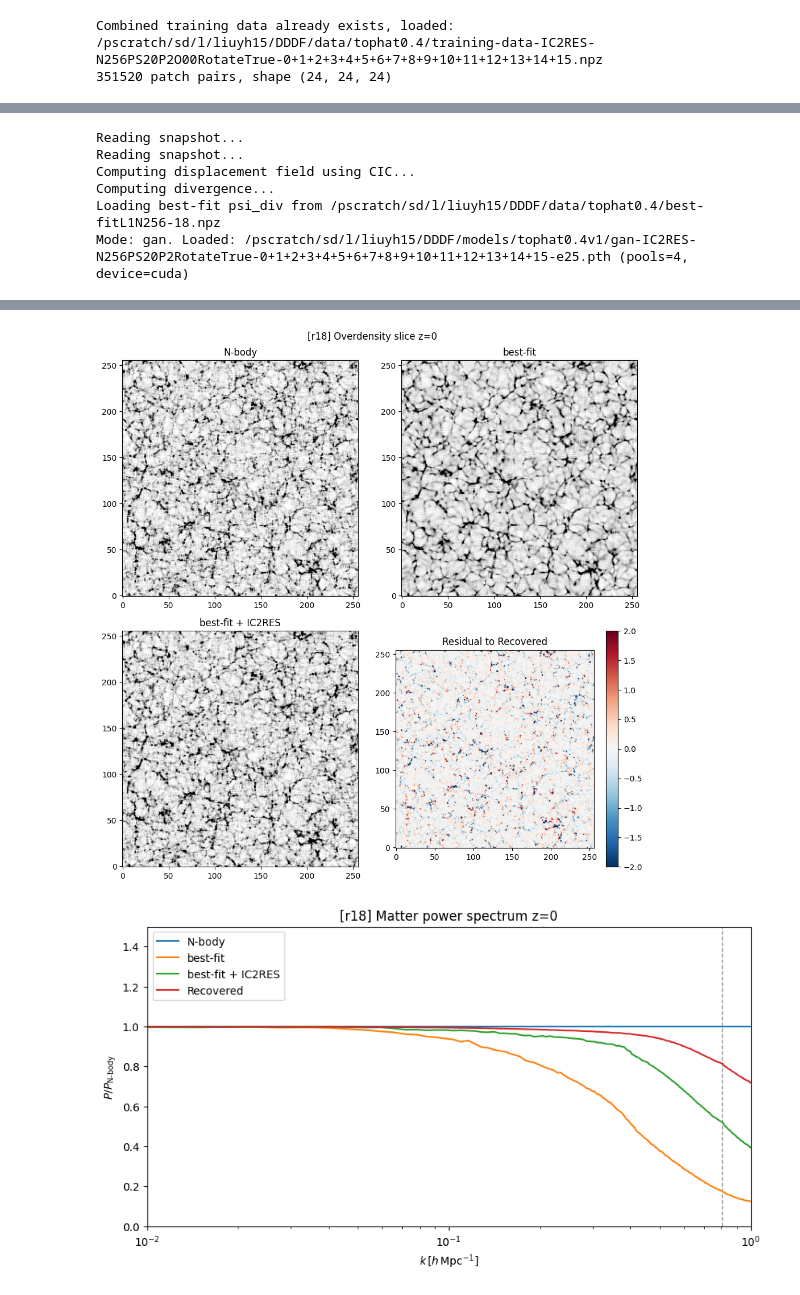
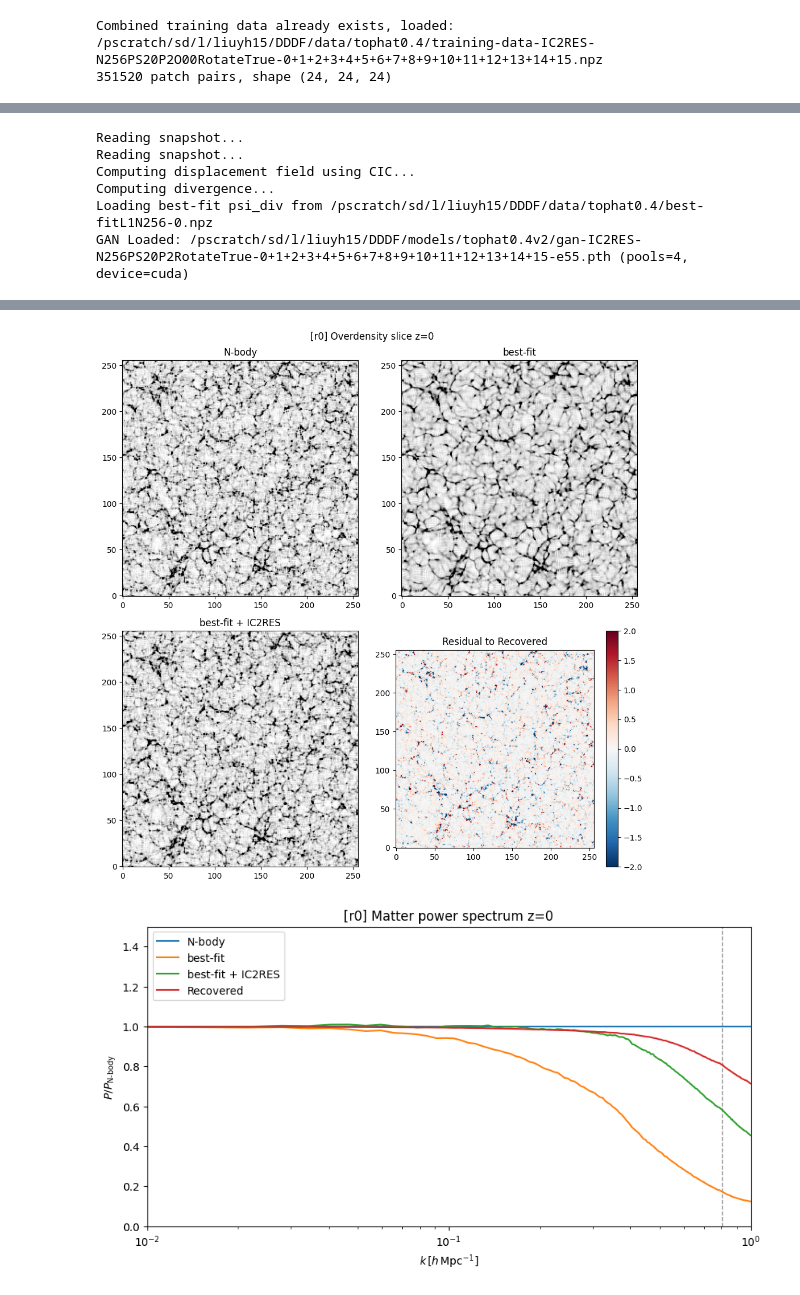
Before and after one commit to davidliuyh/DDDF, a Jupyter notebook: src/ic2residual.ipynb, the cells around one changed output, grey strips where cells are left out. Cells and saved outputs as stored; diff of their text form; code cells hidden in the pictures.

```diff
--- a/src/ic2residual.ipynb
+++ b/src/ic2residual.ipynb
@@ -238,11 +173,12 @@ Loaded: /pscratch/sd/l/liuyh15/DDDF/models/tophat0.4v1/gan-IC2RES-N256PS20P2Rota
 # %%
 from verify import verify_realization
 
-verify_realization(realization=18)
+verify_realization(realization=0)
+verify_realization(realization=19)
 # %% [output]
 Reading snapshot...
 Reading snapshot...
 Computing displacement field using CIC...
 Computing divergence...
-Loading best-fit psi_div from /pscratch/sd/l/liuyh15/DDDF/data/tophat0.4/best-fitL1N256-18.npz
-Mode: gan. Loaded: /pscratch/sd/l/liuyh15/DDDF/models/tophat0.4v1/gan-IC2RES-N256PS20P2RotateTrue-0+1+2+3+4+5+6+7+8+9+10+11+12+13+14+15-e25.pth (pools=4, device=cuda)
+Loading best-fit psi_div from /pscratch/sd/l/liuyh15/DDDF/data/tophat0.4/best-fitL1N256-0.npz
+GAN Loaded: /pscratch/sd/l/liuyh15/DDDF/models/tophat0.4v2/gan-IC2RES-N256PS20P2RotateTrue-0+1+2+3+4+5+6+7+8+9+10+11+12+13+14+15-e55.pth (pools=4, device=cuda)
@@ -250,5 +186,5 @@ apply_model done: step=20, elapsed=6.8s
 Assigning displacements to particles using CIC...
 Assigning displacements to particles using CIC...
-[figure, old version]
+[figure, new version]
-[figure, old version]
+[figure, new version]
 Computing bispectrum of the field...
```
Also changed, not shown: parts of 7 cells of this notebook, 5 other files.
